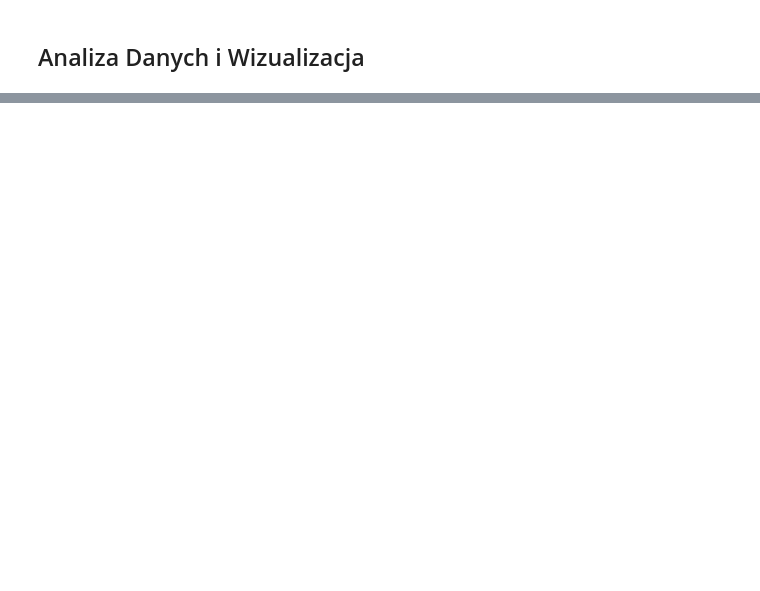
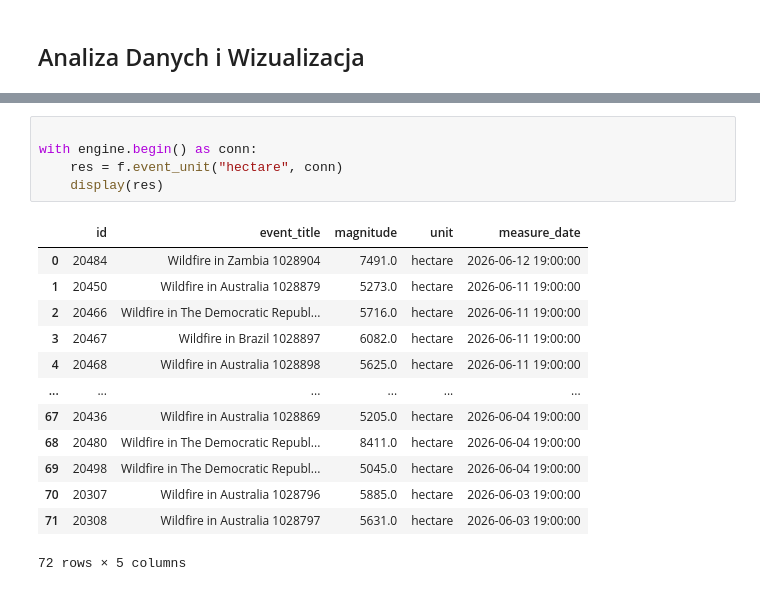
Before and after one commit to Kakaloko/projekt_bazy_eonet, a Jupyter notebook: main.ipynb, the cells around one changed output, grey strips where cells are left out. Saved outputs shown, nothing was run; the diff lists cells and outputs as text; blank space fills up the shorter version.

```diff
--- a/main.ipynb
+++ b/main.ipynb
@@ -439,0 +578,19 @@ with engine.begin() as  conn:
+# %%
+
+with engine.begin() as conn:
+    res = f.event_unit("hectare", conn)
+    display(res)
+# %% [output]
+|  | id | event_title | magnitude | unit | measure_date |
+| 0 | 20484 | Wildfire in Zambia 1028904 | 7491.0 | hectare | 2026-06-12 19:00:00 |
+| 1 | 20450 | Wildfire in Australia 1028879 | 5273.0 | hectare | 2026-06-11 19:00:00 |
+| 2 | 20466 | Wildfire in The Democratic Republ... | 5716.0 | hectare | 2026-06-11 19:00:00 |
+| 3 | 20467 | Wildfire in Brazil 1028897 | 6082.0 | hectare | 2026-06-11 19:00:00 |
+| 4 | 20468 | Wildfire in Australia 1028898 | 5625.0 | hectare | 2026-06-11 19:00:00 |
+| ... | ... | ... | ... | ... | ... |
+| 67 | 20436 | Wildfire in Australia 1028869 | 5205.0 | hectare | 2026-06-04 19:00:00 |
+| 68 | 20480 | Wildfire in The Democratic Republ... | 8411.0 | hectare | 2026-06-04 19:00:00 |
+| 69 | 20498 | Wildfire in The Democratic Republ... | 5045.0 | hectare | 2026-06-04 19:00:00 |
+| 70 | 20307 | Wildfire in Australia 1028796 | 5885.0 | hectare | 2026-06-03 19:00:00 |
+| 71 | 20308 | Wildfire in Australia 1028797 | 5631.0 | hectare | 2026-06-03 19:00:00 |
+72 rows × 5 columns
```
Also changed, not shown: parts of 24 cells of this notebook, 2 other files.
